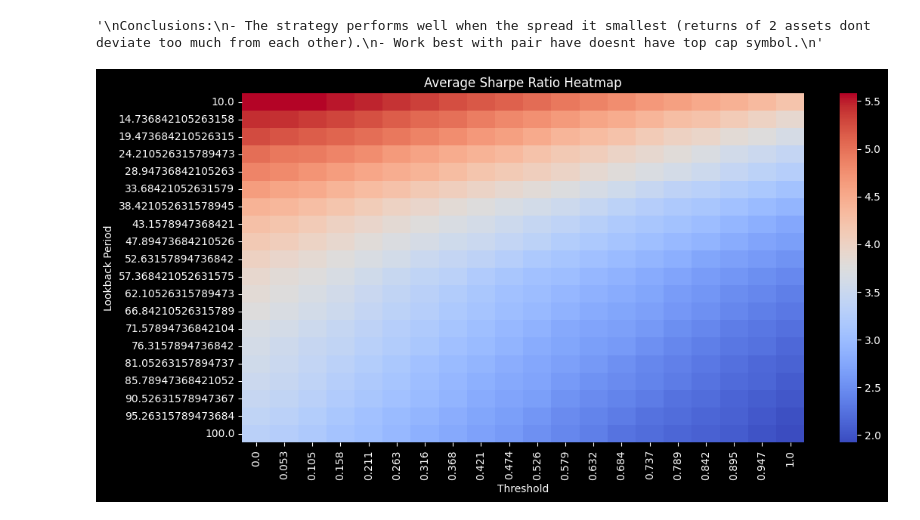
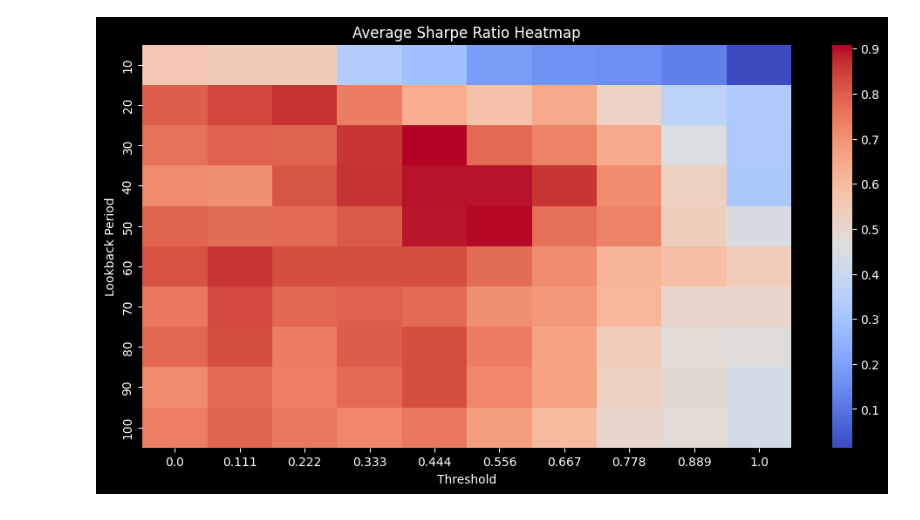
Before and after one commit to CrossNight1/PAIR003, a Jupyter notebook: pair003.ipynb, the cells around one changed output. Cells and saved outputs as stored; diff of their text form; code cells hidden in the pictures.

```diff
--- a/pair003.ipynb
+++ b/pair003.ipynb
@@ -152,5 +152,5 @@ def get_pair_features(price_df, returns_df, pair):
 # %%
-top_pairs = corr_pairs_kendall[corr_pairs_kendall["Corr"] >= 0.1]
+top_pairs = corr_pairs_kendall[corr_pairs_kendall["Corr"] >= 0.0]
 
 result = {}
 for symbol1, symbol2 in zip(top_pairs['Asset1'], top_pairs['Asset2']):
@@ -173,13 +173,16 @@ for symbol1, symbol2 in zip(top_pairs['Asset1'], top_pairs['Asset2']):
         'lookback': 30,
         'atr_lookback': 10,
     }
-    res = pair_trade_backtest(data1, data2, indi_custom, mode=['long', 'short'], pair_trade=True, plot=False, threshold=0.3, revert=True, **indi_params)
+
+    res = pair_trade_backtest(data1, data2, indi_custom,
+                              plot=False, threshold=0.5,
+                              revert=True, fee_rate=0.0005,
+                              **indi_params)
 
     result[(symbol1, symbol2)] = res['returns']
 
 strat_rets = pd.DataFrame(result).fillna(0)
 sharpe = strat_rets.mean() / strat_rets.std() * np.sqrt(365 * 24)
-print(sharpe.T)
 
 pairs = list(sharpe.keys())
 features_list = []
@@ -245,60 +242,46 @@ Cluster
-# %%
-"""
-Conclusions:
-- The strategy performs well when the spread it smallest (returns of 2 assets dont deviate too much from each other).
-- Work best with pair have doesnt have top cap symbol.
-"""
-# %% [output]
-'\nConclusions:\n- The strategy performs well when the spread it smallest (returns of 2 assets dont deviate too much from each other).\n- Work best with pair have doesnt have top cap symbol.\n'
 # %%
 import seaborn as sns
 
-top_symbols = sharpe.groupby(level=0).mean().sort_values(ascending=False)[:10].index.tolist()
+top_symbols = sharpe.groupby(level=0).mean().sort_values(ascending=False)[:5].index.tolist()
 test_pairs = features_df.sort_values(by='Sharpe', ascending=False)[:50].index
 test_pairs = test_pairs.to_frame(index=False).reset_index(drop=True)
 test_pairs = test_pairs[
     test_pairs['Asset1'].isin(top_symbols) | test_pairs['Asset2'].isin(top_symbols)
 ].reset_index(drop=True)
 
 heatmaps = []
 for asset1, asset2 in zip(test_pairs['Asset1'], test_pairs['Asset2']):
     data1 = datas[asset1][:train_to]
     data2 = datas[asset2][:train_to]
 
     sh_df = pd.DataFrame()
 
-    for lb in np.linspace(10, 100, 20):
-        for th in np.linspace(0.00, 1, 20):
+    for lb in np.linspace(10, 100, 10):
+        for th in np.linspace(0.00, 1, 10):
             indi_params = {
                 'lookback': int(lb),
                 'atr_lookback': 10
             }
-            res = pair_trade_backtest(
-                data1, data2,
-                indi_custom=indi_custom,
-                threshold=th,
-                pair_trade=True,
-                mode=('long', 'short'),
-                fee_rate=.001,
-                plot=False,
-                revert=True,
-                **indi_params
-            )
+            res = pair_trade_backtest(data1, data2, indi_custom,
+                                    plot=False, threshold=th,
+                                    revert=True, fee_rate=0.001,
+                                    **indi_params)
+
             rets = res['returns']
             sh_df.loc[lb, round(th, 3)] = rets.mean() / rets.std() * np.sqrt(365 * 24)
 
     heatmaps.append(sh_df)
 
 # Average as before
 all_heatmaps = pd.concat(heatmaps, keys=range(len(heatmaps)))
 avg_heatmap = all_heatmaps.groupby(level=1).mean()
 
 plt.figure(figsize=(12, 6))
 sns.heatmap(avg_heatmap, annot=False, fmt='0.3g', cmap='coolwarm')
 plt.xlabel('Threshold')
 plt.ylabel('Lookback Period')
 plt.title('Average Sharpe Ratio Heatmap')
 plt.show()
 # %% [output]
-[figure, old version]
+[figure, new version]
 # %%
```
Also changed, not shown: parts of 5 cells of this notebook.
